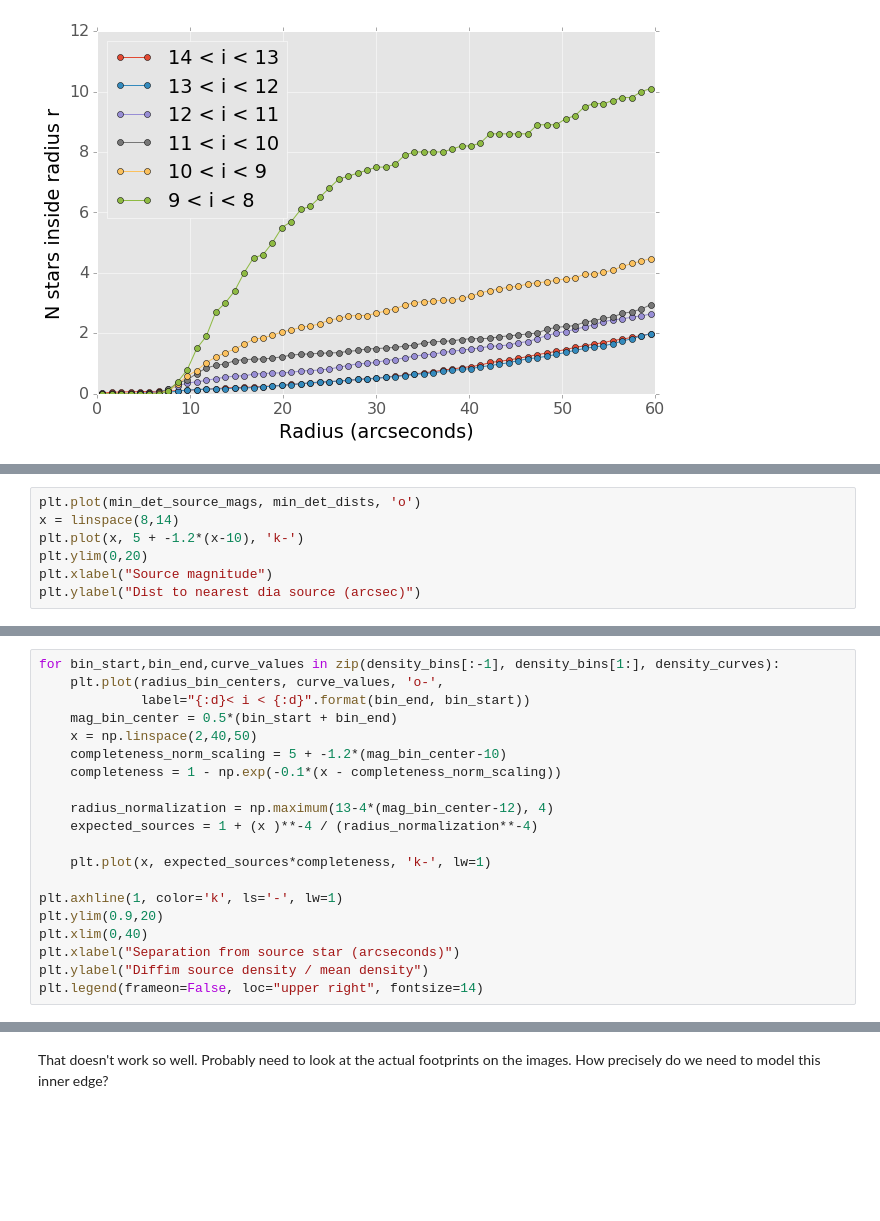
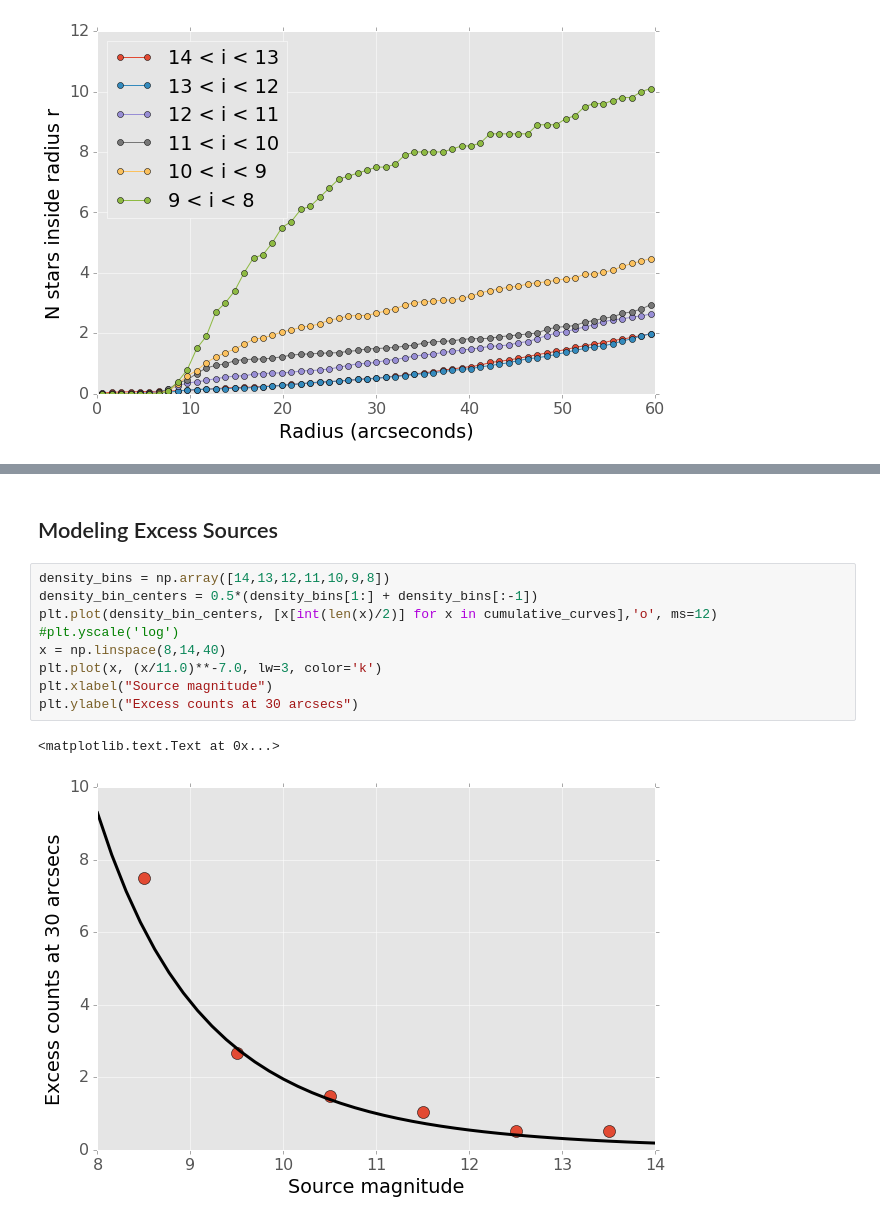
Before and after one commit to lsst-dm/dmtn-006, a Jupyter notebook: notebooks/star_diffim_correlation.ipynb, the cells around one changed output, grey strips where cells are left out. Drawn from its saved outputs; the diff is of its cells as text; blank space fills up the shorter version.

```diff
--- a/notebooks/star_diffim_correlation.ipynb
+++ b/notebooks/star_diffim_correlation.ipynb
@@ -215,7 +191,0 @@ min_det_dists = np.array(min_det_dists)
-# %%
-plt.plot(min_det_source_mags, min_det_dists, 'o')
-x = linspace(8,14)
-plt.plot(x, 5 + -1.2*(x-10), 'k-')
-plt.ylim(0,20)
-plt.xlabel("Source magnitude")
-plt.ylabel("Dist to nearest dia source (arcsec)")
@@ -235,20 +191,0 @@ plt.legend()
-# %%
-for bin_start,bin_end,curve_values in zip(density_bins[:-1], density_bins[1:], density_curves):
-    plt.plot(radius_bin_centers, curve_values, 'o-',
-             label="{:d}< i < {:d}".format(bin_end, bin_start))
-    mag_bin_center = 0.5*(bin_start + bin_end)
-    x = np.linspace(2,40,50)
-    completeness_norm_scaling = 5 + -1.2*(mag_bin_center-10)
-    completeness = 1 - np.exp(-0.1*(x - completeness_norm_scaling))
-
-    radius_normalization = np.maximum(13-4*(mag_bin_center-12), 4)
-    expected_sources = 1 + (x )**-4 / (radius_normalization**-4)
-
-    plt.plot(x, expected_sources*completeness, 'k-', lw=1)
-
-plt.axhline(1, color='k', ls='-', lw=1)
-plt.ylim(0.9,20)
-plt.xlim(0,40)
-plt.xlabel("Separation from source star (arcseconds)")
-plt.ylabel("Diffim source density / mean density")
-plt.legend(frameon=False, loc="upper right", fontsize=14)
@@ -258,2 +192,15 @@ plt.legend(frameon=False, loc="upper right", fontsize=14)
-# %% [markdown]
-That doesn't work so well. Probably need to look at the actual footprints on the images. How precisely do we need to model this inner edge?
+# %% [markdown]
+Modeling Excess Sources
+-----------------------
+# %%
+density_bins = np.array([14,13,12,11,10,9,8])
+density_bin_centers = 0.5*(density_bins[1:] + density_bins[:-1])
+plt.plot(density_bin_centers, [x[int(len(x)/2)] for x in cumulative_curves],'o', ms=12)
+#plt.yscale('log')
+x = np.linspace(8,14,40)
+plt.plot(x, (x/11.0)**-7.0, lw=3, color='k')
+plt.xlabel("Source magnitude")
+plt.ylabel("Excess counts at 30 arcsecs")
+# %% [output]
+<matplotlib.text.Text at 0x...>
+[figure, added]
```
Also changed, not shown: parts of 16 cells of this notebook, 3 other files.
